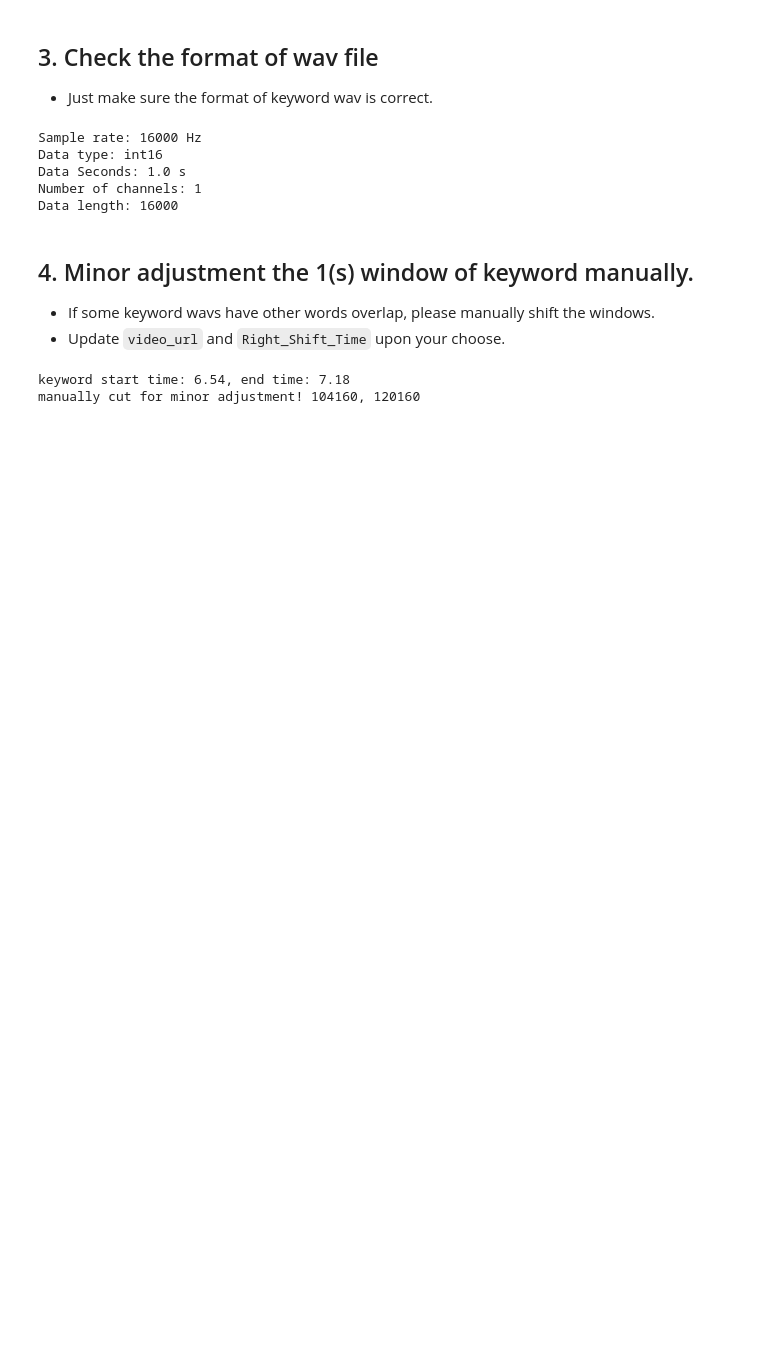
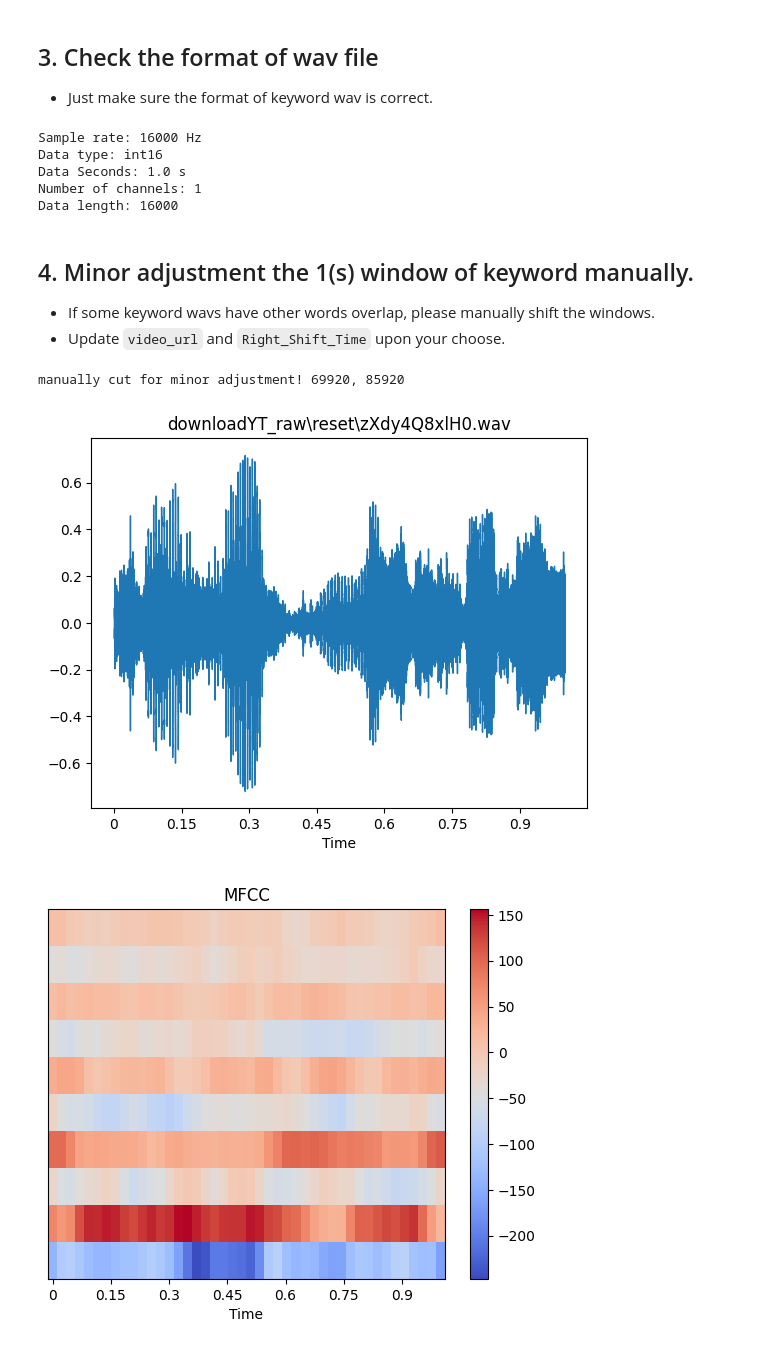
Before and after one commit to MaxCYCHEN/find_keyword_inyt, a Jupyter notebook: find_keyword_inyt.ipynb, the cells around one changed output. Drawn from its saved outputs; the diff is of its cells as text; code cells hidden in the pictures; blank space fills up the shorter version.

Commit message:
update find_keyword_inyt

```diff
--- a/find_keyword_inyt.ipynb
+++ b/find_keyword_inyt.ipynb
@@ -25,3 +38,9 @@ Importing the dtw module. When using in academic works please cite:
+# %%
+# Set the search pattern for the desired paragraph
+search_pattern = r"info"
+
+# Set the path to the ffmpeg binary (required by SpeechRecognition)
+#ffmpeg_path = "C:\\Users\\{User_name}\\....\\ffmpeg-2023-06-27-git-9b6d191a66-essentials_build\\bin"
 # %% [markdown]
 - 1. Get the keyword video link from this website: https://youglish.com/pronounce/reset/english?
 - 2. Copy all the Youtube's link which exist the keyword to `yt_dl_list.txt`
@@ -92,9 +116,3 @@ Finish all download 5.
-# %%
-# Set the search pattern for the desired paragraph
-search_pattern = r"zoom in"
-
-# Set the path to the ffmpeg binary (required by SpeechRecognition)
-#ffmpeg_path = "C:\\Users\\CYCHEN38\\MICRO_ML\\ffmpeg-2023-06-27-git-9b6d191a66-essentials_build\\bin"
 # %%
 # Create a SpeechRecognition Recognizer instance
 # recognizer = sr.Recognizer()
@@ -350,41 +407,61 @@ Data length: 16000
 - If some keyword wavs have other words overlap, please manually shift the windows.
 - Update `video_url` and `Right_Shift_Time` upon your choose.
 # %%
-video_url = 'https://youtu.be/4JLNb8-LOB0'
-Right_Shift_Time = 0.15
+ID = "zXdy4Q8xlH0_nohash_0".split('_nohash')[0]
+video_url = "https://youtu.be/" + ID
+Right_Shift_Time = -0.05
 # %%
 ma_cut = {}
 ma_cut['r_shift'] = Right_Shift_Time # The unit is (s)
-
-
 
 # Extract video ID from the video URL
 if "youtu.be" in video_url:
     video_id = video_url.split("youtu.be/")[1]
 elif "watch?v=" in video_url:
     video_id = video_url.split("watch?v=")[1]
 else:
     print("The link is error: {}".format(video_url))
 
-audio_file = os.path.join('download_raw', (video_id + r'.wav'))
+audio_file = os.path.join('downloadYT_raw', search_pattern, (video_id + r'.wav'))
 
 if audio_file:
     # Transcribe audio and grep desired paragraph
-    dict_single_log = transcribe_cut_audio(audio_file, search_pattern, video_id, {}, ma_cut)
+    f_log = None
+    dict_single_log = transcribe_cut_audio(f_log, audio_file, search_pattern, video_id, {}, ma_cut)
     # print("Done {}!".format(dl_count))
+
+    # Draw the new update wav
+    out_audio_file = os.path.join('keyword', search_pattern, (video_id +r'_nohash_0' +r'.wav'))
+    y, sr = librosa.load(out_audio_file)
+    plt.figure()
+    librosa.display.waveshow(y, sr=sr)
+    plt.title(audio_file)
+    plt.show()
+
+    # 計算梅爾頻率倒譜係數
+    mfccs = librosa.feature.mfcc(y=y, sr=sr, n_mfcc=10)
+
+    # 繪製梅爾頻率倒譜係數圖
+    fig, ax = plt.subplots()
+    img = librosa.display.specshow(mfccs, x_axis='time', ax=ax)
+    fig.colorbar(img, ax=ax)
+    ax.set(title='MFCC')
+    plt.show()
+
 else:
     print("Error downloading audio.")
 
+#Update log
+#with open('cut_log.json', 'r') as openfile:
+#    # Reading from json file
+#    cut_log_json = json.load(openfile)
 
-# Update log
-with open('cut_log.json', 'r') as openfile:
-    # Reading from json file
-    cut_log_json = json.load(openfile)
-
-cut_log_json[video_id]['r_shift'] = Right_Shift_Time
-
-with open("cut_log.json", "w") as outfile:
+with open("keyword/{}_cut_log.json".format(search_pattern), "w") as outfile:
+    cut_log_json = {}
+    cut_log_json[video_id] = Right_Shift_Time
+    #cut_log_json[video_id]['r_shift'] = Right_Shift_Time
     json.dump(cut_log_json, outfile)
 # %% [output]
-keyword start time: 6.54, end time: 7.18
-manually cut for minor adjustment! 104160, 120160
+manually cut for minor adjustment! 69920, 85920
+[figure, added]
+[figure, added]
```
Also changed, not shown: parts of 10 cells of this notebook, 4 other files.
